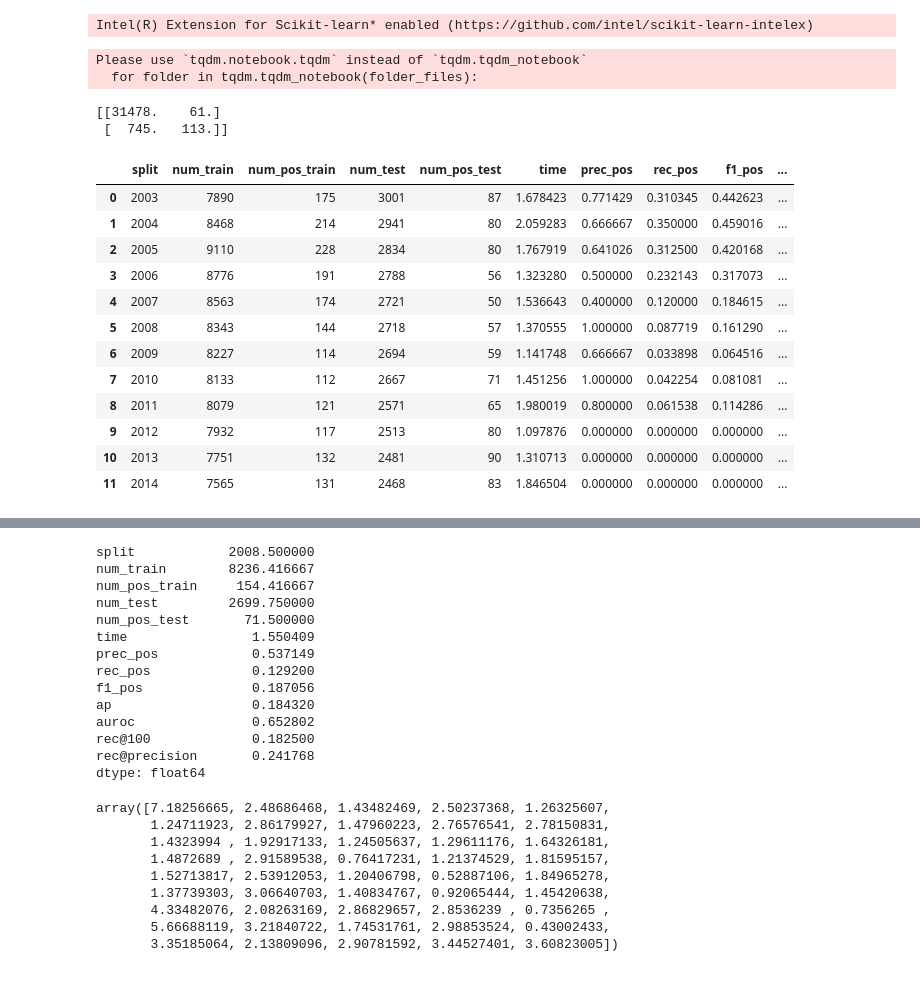
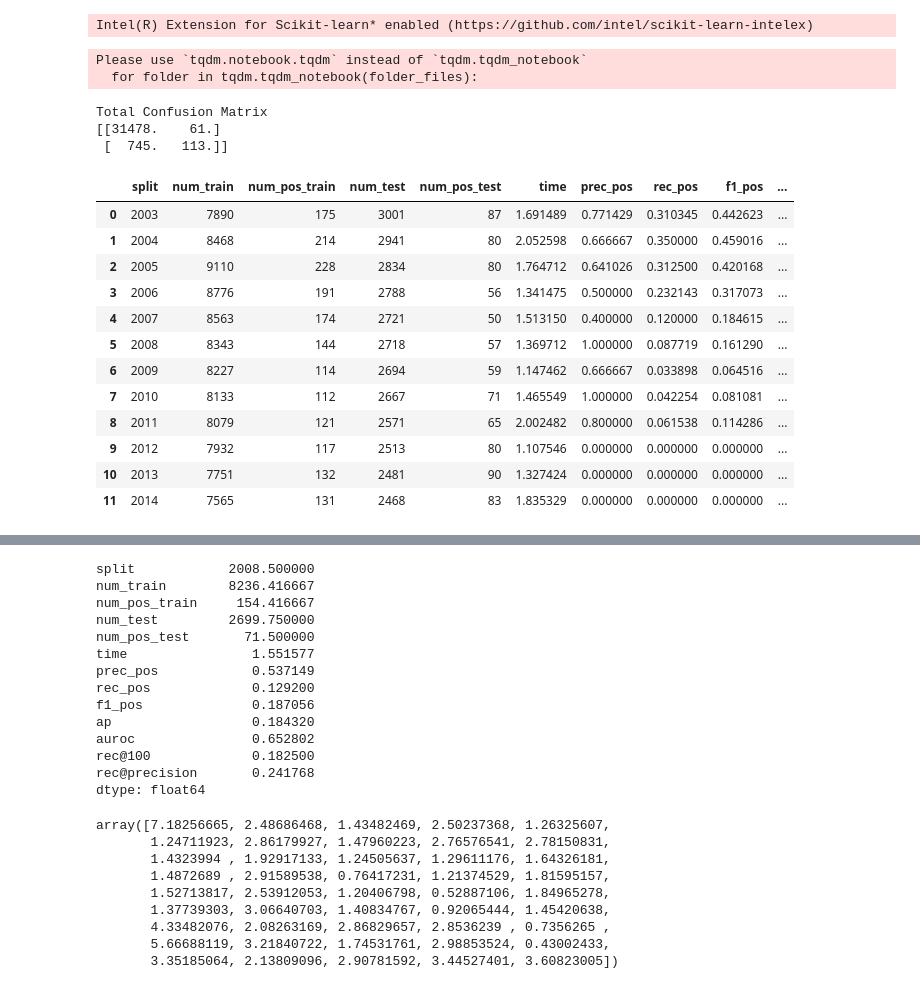
Before and after one commit to iit-Demokritos/pu_finance, a Jupyter notebook: notebooks/baseline.ipynb, the cells around one changed output, grey strips where cells are left out. Saved outputs shown, nothing was run; the diff lists cells and outputs as text; code cells hidden in the pictures.

```diff
--- a/notebooks/baseline.ipynb
+++ b/notebooks/baseline.ipynb
@@ -175,7 +175,7 @@ for folder in tqdm.tqdm_notebook(folder_files):
         devices="1",
         #boosting_type="Plain",
         #auto_class_weights="Balanced",
-        scale_pos_weight=2
+        scale_pos_weight=2,
         # thread_count=-1,
         random_seed=random_state,
         )
@@ -226,45 +226,46 @@ for folder in tqdm.tqdm_notebook(folder_files):
 
     metrics = {'prec_pos':prec, 'rec_pos':rec, 'f1_pos':f1, 'ap':ap, 'auroc':auroc}
     for k in [100, 'precision']:
         metrics[f"rec@{k}"] = r_at_k(y_test, y_test_proba, k=k)
 
     cur_res = {
         "split": int(folder.split('_')[1]),
         "num_train":y_train.shape[0],
         "num_pos_train": y_train.sum(),
         "num_test":y_test.shape[0],
         "num_pos_test": y_test.sum(),
         "time": time_e,
     }
     cur_res.update(metrics)
     results.append(cur_res)
     #print(cur_res)
     #break
 
 print(f'Total Confusion Matrix')
 print(cm)
 
 df_res = pd.DataFrame(results, columns=cur_res.keys())
 df_res.sort_values('split', inplace=True)
 df_res
 # %% [output]
 Please use `tqdm.notebook.tqdm` instead of `tqdm.tqdm_notebook`
   for folder in tqdm.tqdm_notebook(folder_files):
+Total Confusion Matrix
 [[31478.    61.]
  [  745.   113.]]
 |  | split | num_train | num_pos_train | num_test | num_pos_test | time | prec_pos | rec_pos | f1_pos | ... |
-| 0 | 2003 | 7890 | 175 | 3001 | 87 | 1.678423 | 0.771429 | 0.310345 | 0.442623 | ... |
-| 1 | 2004 | 8468 | 214 | 2941 | 80 | 2.059283 | 0.666667 | 0.350000 | 0.459016 | ... |
-| 2 | 2005 | 9110 | 228 | 2834 | 80 | 1.767919 | 0.641026 | 0.312500 | 0.420168 | ... |
-| 3 | 2006 | 8776 | 191 | 2788 | 56 | 1.323280 | 0.500000 | 0.232143 | 0.317073 | ... |
-| 4 | 2007 | 8563 | 174 | 2721 | 50 | 1.536643 | 0.400000 | 0.120000 | 0.184615 | ... |
-| 5 | 2008 | 8343 | 144 | 2718 | 57 | 1.370555 | 1.000000 | 0.087719 | 0.161290 | ... |
-| 6 | 2009 | 8227 | 114 | 2694 | 59 | 1.141748 | 0.666667 | 0.033898 | 0.064516 | ... |
-| 7 | 2010 | 8133 | 112 | 2667 | 71 | 1.451256 | 1.000000 | 0.042254 | 0.081081 | ... |
-| 8 | 2011 | 8079 | 121 | 2571 | 65 | 1.980019 | 0.800000 | 0.061538 | 0.114286 | ... |
-| 9 | 2012 | 7932 | 117 | 2513 | 80 | 1.097876 | 0.000000 | 0.000000 | 0.000000 | ... |
-| 10 | 2013 | 7751 | 132 | 2481 | 90 | 1.310713 | 0.000000 | 0.000000 | 0.000000 | ... |
-| 11 | 2014 | 7565 | 131 | 2468 | 83 | 1.846504 | 0.000000 | 0.000000 | 0.000000 | ... |
+| 0 | 2003 | 7890 | 175 | 3001 | 87 | 1.691489 | 0.771429 | 0.310345 | 0.442623 | ... |
+| 1 | 2004 | 8468 | 214 | 2941 | 80 | 2.052598 | 0.666667 | 0.350000 | 0.459016 | ... |
+| 2 | 2005 | 9110 | 228 | 2834 | 80 | 1.764712 | 0.641026 | 0.312500 | 0.420168 | ... |
+| 3 | 2006 | 8776 | 191 | 2788 | 56 | 1.341475 | 0.500000 | 0.232143 | 0.317073 | ... |
+| 4 | 2007 | 8563 | 174 | 2721 | 50 | 1.513150 | 0.400000 | 0.120000 | 0.184615 | ... |
+| 5 | 2008 | 8343 | 144 | 2718 | 57 | 1.369712 | 1.000000 | 0.087719 | 0.161290 | ... |
+| 6 | 2009 | 8227 | 114 | 2694 | 59 | 1.147462 | 0.666667 | 0.033898 | 0.064516 | ... |
+| 7 | 2010 | 8133 | 112 | 2667 | 71 | 1.465549 | 1.000000 | 0.042254 | 0.081081 | ... |
+| 8 | 2011 | 8079 | 121 | 2571 | 65 | 2.002482 | 0.800000 | 0.061538 | 0.114286 | ... |
+| 9 | 2012 | 7932 | 117 | 2513 | 80 | 1.107546 | 0.000000 | 0.000000 | 0.000000 | ... |
+| 10 | 2013 | 7751 | 132 | 2481 | 90 | 1.327424 | 0.000000 | 0.000000 | 0.000000 | ... |
+| 11 | 2014 | 7565 | 131 | 2468 | 83 | 1.835329 | 0.000000 | 0.000000 | 0.000000 | ... |
 # %% [markdown]
 <!-- split            2008.500000
 num_train        9142.583333
@@ -287,7 +288,7 @@ num_train        8236.416667
 num_pos_train     154.416667
 num_test         2699.750000
 num_pos_test       71.500000
-time                1.550409
+time                1.551577
 prec_pos            0.537149
 rec_pos             0.129200
 f1_pos              0.187056
```
